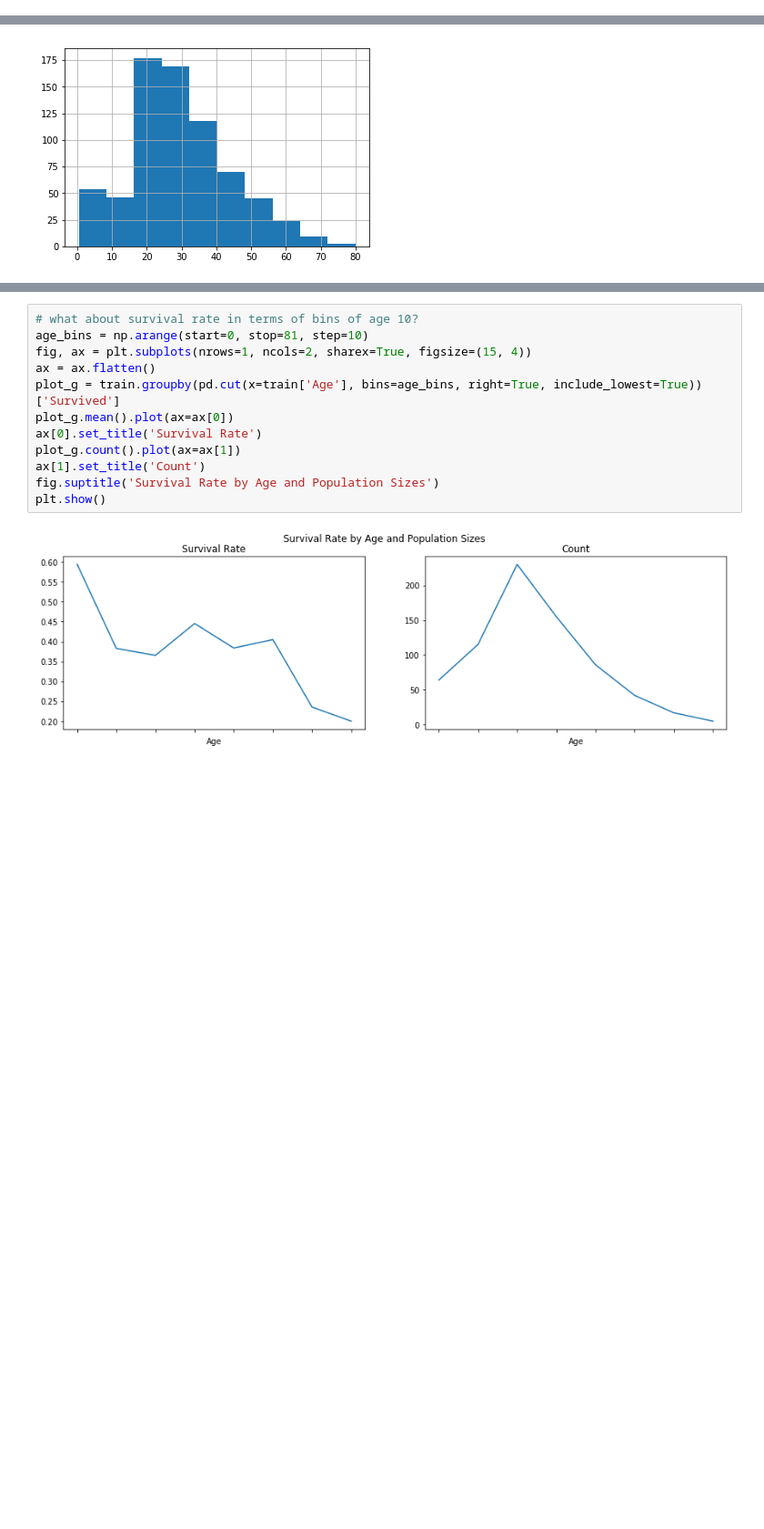
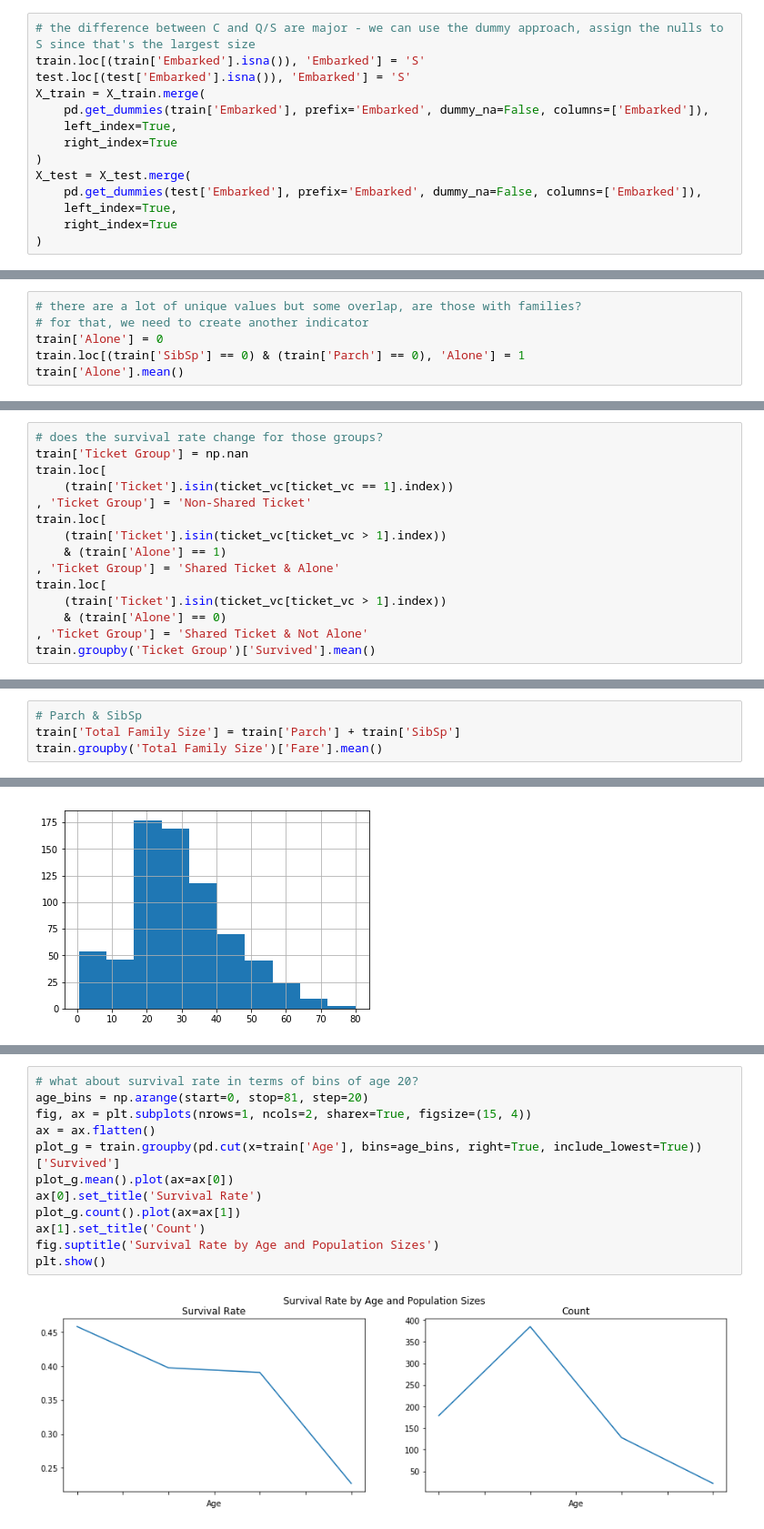
Before and after one commit to rishabhjaintr/kaggle-titanic, a Jupyter notebook: analysis.ipynb, the cells around one changed output, grey strips where cells are left out. Shown: that part at 91% size. Cells and saved outputs as stored; diff of their text form; blank space fills up the shorter version.

Commit message:
finished analysis + some models with test scores from Kaggle

```diff
--- a/analysis.ipynb
+++ b/analysis.ipynb
@@ -77,0 +96,14 @@ class NullBinaryTransformer(sk.base.BaseEstimator, sk.base.TransformerMixin):
+# %%
+# the difference between C and Q/S are major - we can use the dummy approach, assign the nulls to S since that's the largest size
+train.loc[(train['Embarked'].isna()), 'Embarked'] = 'S'
+test.loc[(test['Embarked'].isna()), 'Embarked'] = 'S'
+X_train = X_train.merge(
+    pd.get_dummies(train['Embarked'], prefix='Embarked', dummy_na=False, columns=['Embarked']),
+    left_index=True,
+    right_index=True
+)
+X_test = X_test.merge(
+    pd.get_dummies(test['Embarked'], prefix='Embarked', dummy_na=False, columns=['Embarked']),
+    left_index=True,
+    right_index=True
+)
@@ -77,0 +137,6 @@ class NullBinaryTransformer(sk.base.BaseEstimator, sk.base.TransformerMixin):
+# %%
+# there are a lot of unique values but some overlap, are those with families?
+# for that, we need to create another indicator
+train['Alone'] = 0
+train.loc[(train['SibSp'] == 0) & (train['Parch'] == 0), 'Alone'] = 1
+train['Alone'].mean()
@@ -77,0 +165,15 @@ class NullBinaryTransformer(sk.base.BaseEstimator, sk.base.TransformerMixin):
+# %%
+# does the survival rate change for those groups?
+train['Ticket Group'] = np.nan
+train.loc[
+    (train['Ticket'].isin(ticket_vc[ticket_vc == 1].index))
+, 'Ticket Group'] = 'Non-Shared Ticket'
+train.loc[
+    (train['Ticket'].isin(ticket_vc[ticket_vc > 1].index))
+    & (train['Alone'] == 1)
+, 'Ticket Group'] = 'Shared Ticket & Alone'
+train.loc[
+    (train['Ticket'].isin(ticket_vc[ticket_vc > 1].index))
+    & (train['Alone'] == 0)
+, 'Ticket Group'] = 'Shared Ticket & Not Alone'
+train.groupby('Ticket Group')['Survived'].mean()
@@ -77,0 +193,4 @@ class NullBinaryTransformer(sk.base.BaseEstimator, sk.base.TransformerMixin):
+# %%
+# Parch & SibSp
+train['Total Family Size'] = train['Parch'] + train['SibSp']
+train.groupby('Total Family Size')['Fare'].mean()
@@ -104,14 +241,14 @@ Name: Age, dtype: float64
 # %%
-# what about survival rate in terms of bins of age 10?
-age_bins = np.arange(start=0, stop=81, step=10)
+# what about survival rate in terms of bins of age 20?
+age_bins = np.arange(start=0, stop=81, step=20)
 fig, ax = plt.subplots(nrows=1, ncols=2, sharex=True, figsize=(15, 4))
 ax = ax.flatten()
 plot_g = train.groupby(pd.cut(x=train['Age'], bins=age_bins, right=True, include_lowest=True))['Survived']
 plot_g.mean().plot(ax=ax[0])
 ax[0].set_title('Survival Rate')
 plot_g.count().plot(ax=ax[1])
 ax[1].set_title('Count')
 fig.suptitle('Survival Rate by Age and Population Sizes')
 plt.show()
 # %% [output]
-[figure, old version]
+[figure, new version]
```
Also changed, not shown: parts of 32 cells of this notebook.
